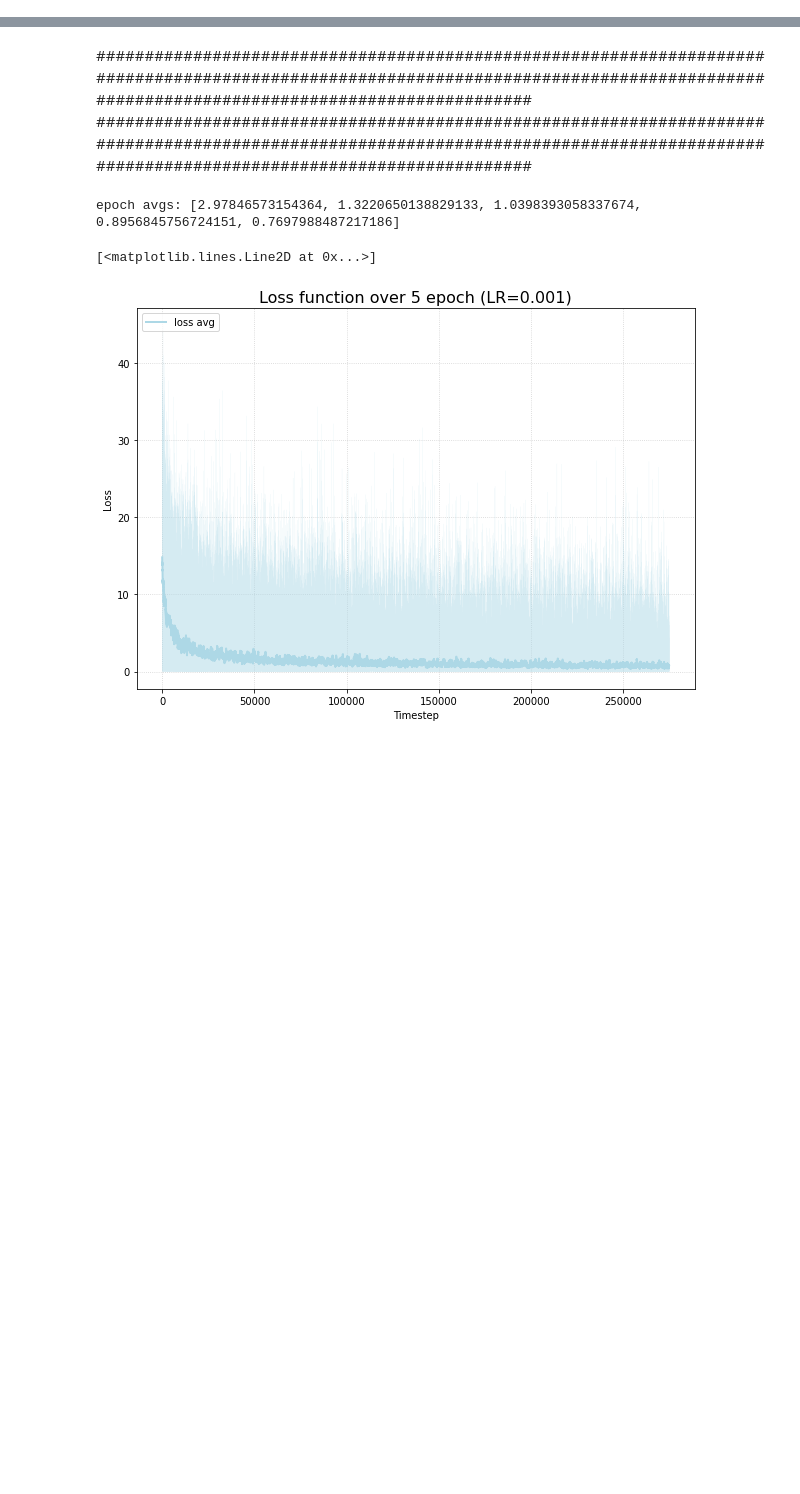
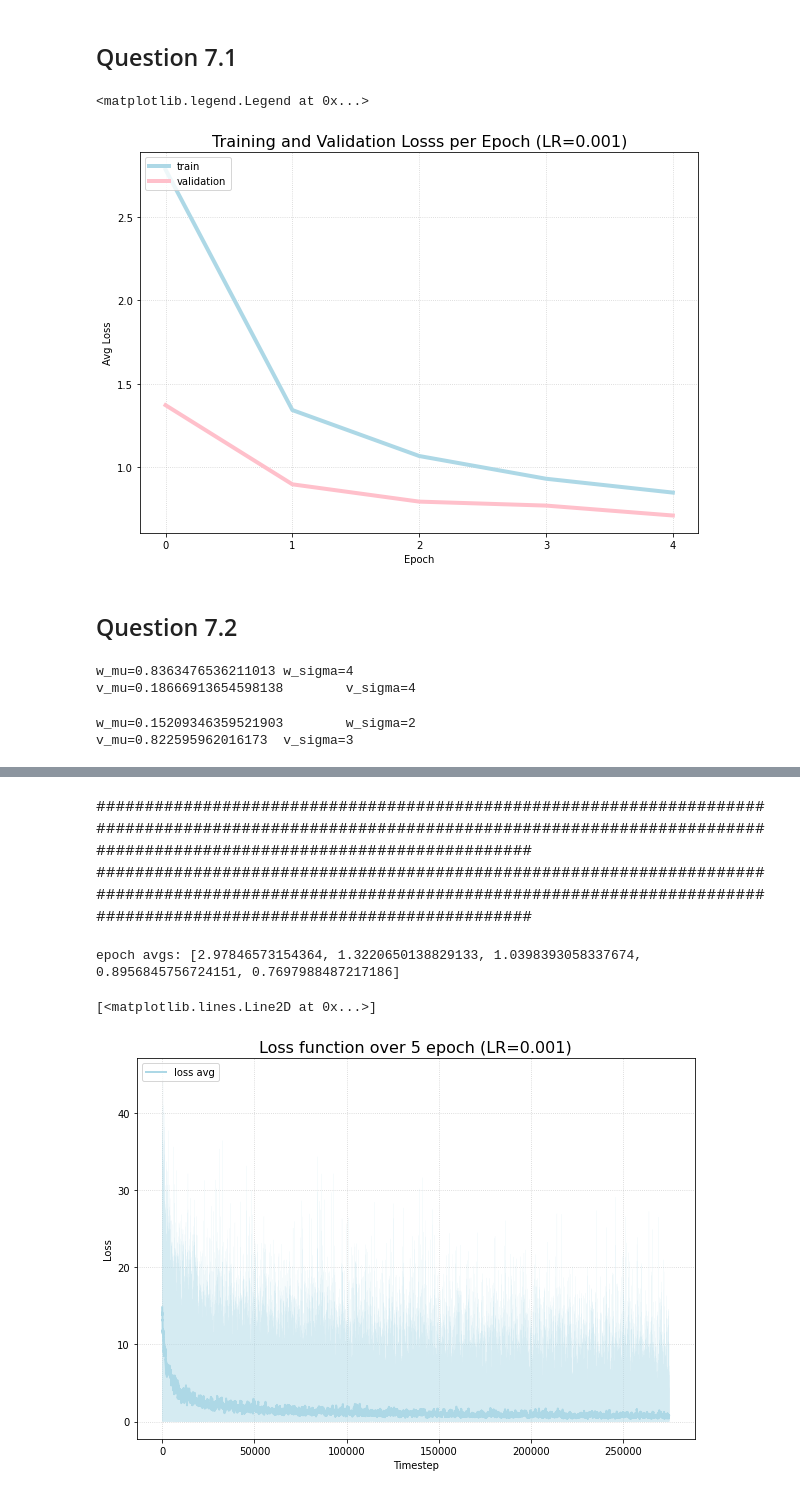
Before and after one commit to martinpucheuaviles/deep-learning-assignment1, a Jupyter notebook: part3.ipynb, the cells around one changed output, grey strips where cells are left out. Drawn from its saved outputs; the diff is of its cells as text; code cells hidden in the pictures; blank space fills up the shorter version.

```diff
--- a/part3.ipynb
+++ b/part3.ipynb
@@ -285,3 +312,30 @@ class DNN:
         # print("\n")
 
         return None
+# %% [markdown]
+## Question 7.1
+# %%
+""" Q7.1 : training loss per epoch  VS validation loss per epoch """
+dnn_q71 = DNN()
+dnn_q71.default_init()
+
+dnn_q71.train_epochs(rounds=None,alpha=0.001,verbose=False,epochs=5)
+# %%
+
+
+plt.figure(figsize=(10, 7))
+plt.title('Training and Validation Losss per Epoch (LR=0.001)',fontsize=16)
+
+plt.xlabel('Epoch')
+plt.ylabel('Avg Loss')
+plt.xticks(np.arange(0, 6, step=1))
+plt.grid(alpha =.6, linestyle =':')
+plt.plot(dnn_q71.train_epochs_avg_loss,'lightblue', linewidth=4,alpha=1,label='train')
+plt.plot(dnn_q71.valid_epochs_avg_loss,'pink',      linewidth=4,alpha=1,label='validation')
+
+plt.legend(labels =['train','validation'], fontsize=10,loc='upper left')
+# %% [output]
+<matplotlib.legend.Legend at 0x...>
+[figure, added]
+# %% [markdown]
+## Question 7.2
@@ -287,0 +351,36 @@ class DNN:
+# %%
+w_mu = np.random.rand()
+w_sigma = np.random.randint(1,5)
+
+v_mu = np.random.rand()
+v_sigma = np.random.randint(1,5)
+
+print(f"w_mu={w_mu}\tw_sigma={w_sigma}")
+print(f"v_mu={v_mu}\tv_sigma={v_sigma}")
+
+dnn_q72_2 = DNN()
+dnn_q72_2.default_init()
+dnn_q72_2.set_weights_W(mu=w_mu,sigma=w_sigma) #randomize weights
+dnn_q72_2.set_weights_V(mu=w_mu,sigma=v_sigma) #randomize weights
+dnn_q72_2.train_epochs(rounds=None,alpha=0.001,verbose=True,epochs=5)
+# %% [output]
+w_mu=0.8363476536211013 w_sigma=4
+v_mu=0.18666913654598138        v_sigma=4
+# %%
+w_mu = np.random.rand()
+w_sigma = np.random.randint(1,5)
+
+v_mu = np.random.rand()
+v_sigma = np.random.randint(1,5)
+
+print(f"w_mu={w_mu}\tw_sigma={w_sigma}")
+print(f"v_mu={v_mu}\tv_sigma={v_sigma}")
+
+dnn_q72_3 = DNN()
+dnn_q72_3.default_init()
+dnn_q72_3.set_weights_W(mu=w_mu,sigma=w_sigma) #randomize weights
+dnn_q72_3.set_weights_V(mu=v_mu,sigma=v_sigma) #randomize weights
+dnn_q72_3.train_epochs(rounds=None,alpha=0.001,verbose=True,epochs=5)
+# %% [output]
+w_mu=0.15209346359521903        w_sigma=2
+v_mu=0.822595962016173  v_sigma=3
```
Also changed, not shown: parts of 25 cells of this notebook, 10 other files.
